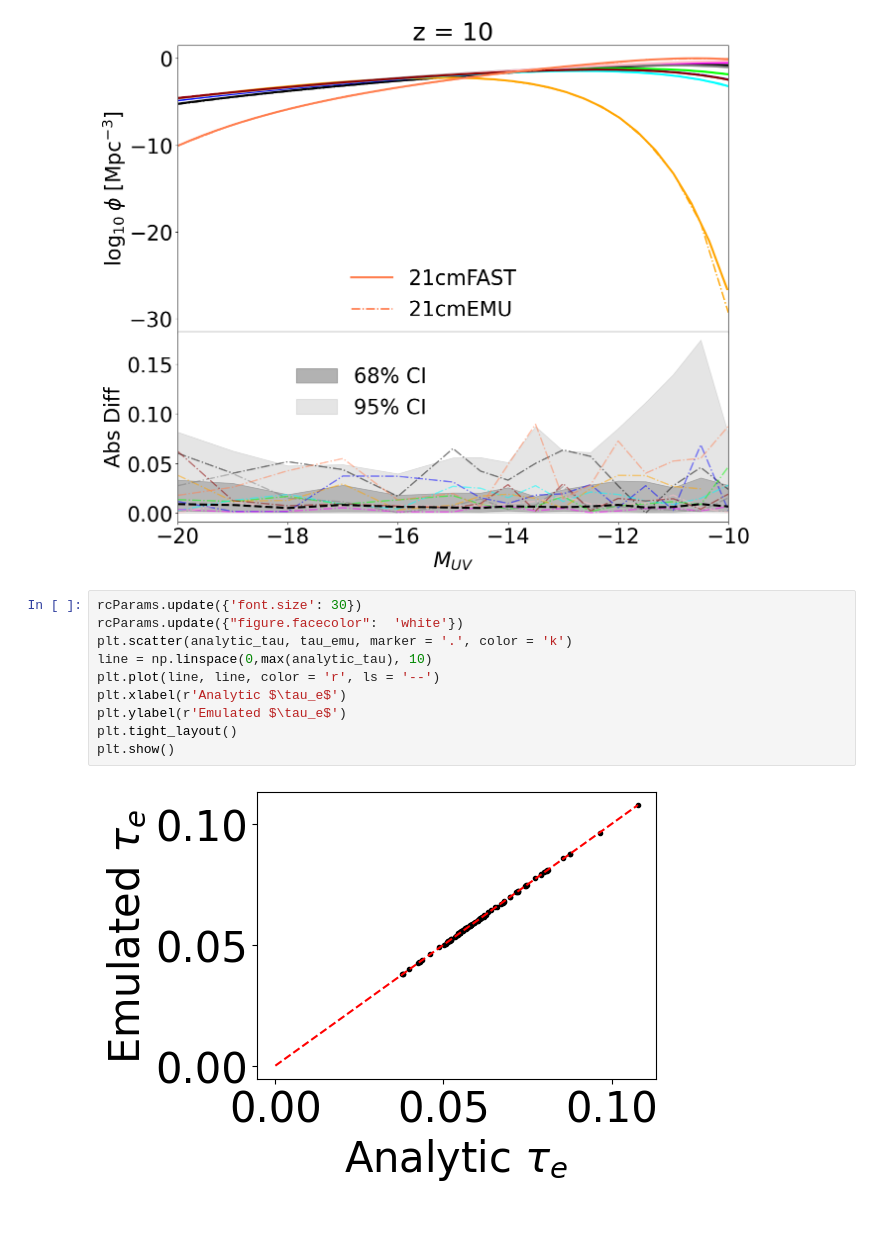
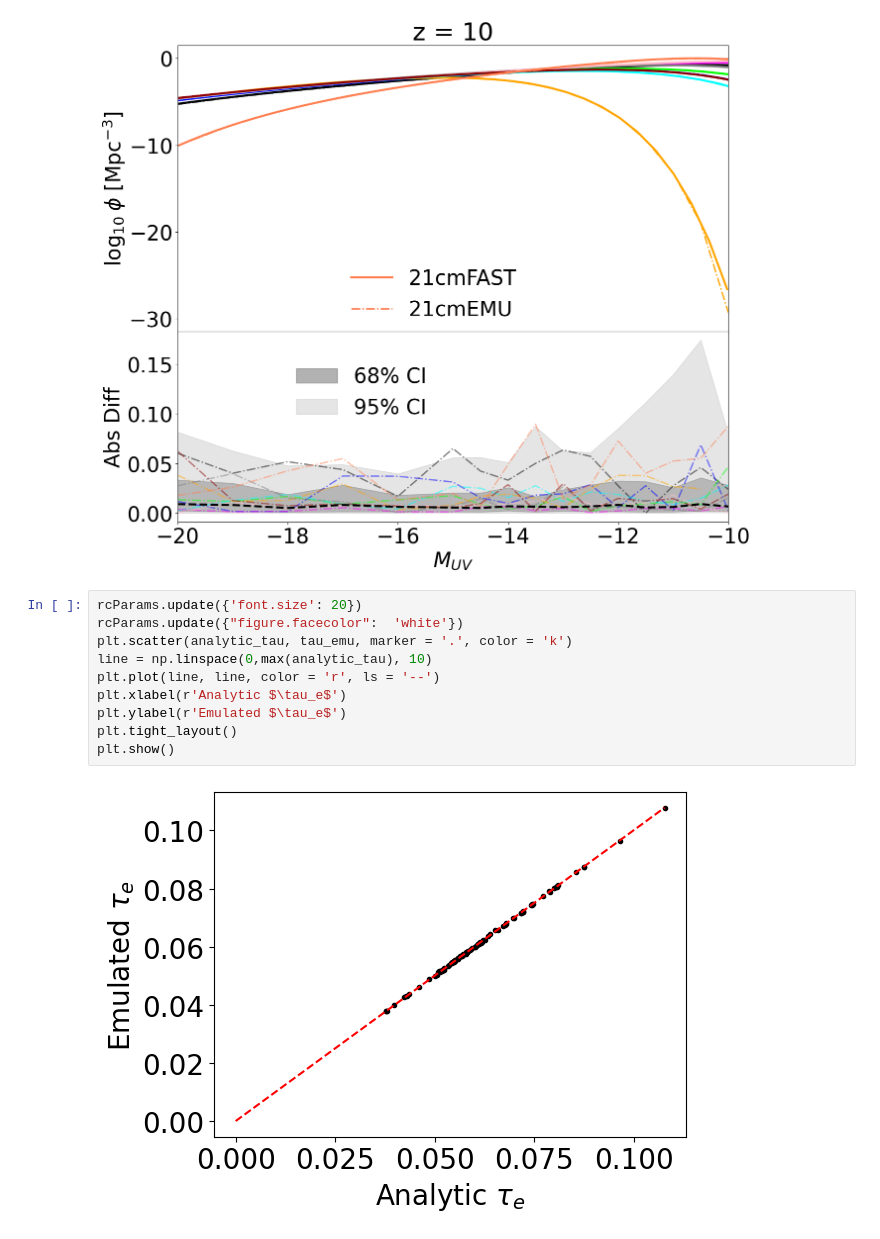
Before and after one commit to 21cmfast/21cmEMU, a Jupyter notebook: docs/tutorials/21cmFAST_tau_UVLFs.ipynb, the cells around one changed output. Saved outputs shown, nothing was run; the diff lists cells and outputs as text.

```diff
--- a/docs/tutorials/21cmFAST_tau_UVLFs.ipynb
+++ b/docs/tutorials/21cmFAST_tau_UVLFs.ipynb
@@ -142,14 +142,14 @@ for z_bin in range(4):
 [figure]
 [figure]
 # %%
-rcParams.update({'font.size': 30})
+rcParams.update({'font.size': 20})
 rcParams.update({"figure.facecolor":  'white'})
 plt.scatter(analytic_tau, tau_emu, marker = '.', color = 'k')
 line = np.linspace(0,max(analytic_tau), 10)
 plt.plot(line, line, color = 'r', ls = '--')
 plt.xlabel(r'Analytic $\tau_e$')
 plt.ylabel(r'Emulated $\tau_e$')
 plt.tight_layout()
 plt.show()
 # %% [output]
-[figure, old version]
+[figure, new version]
```
